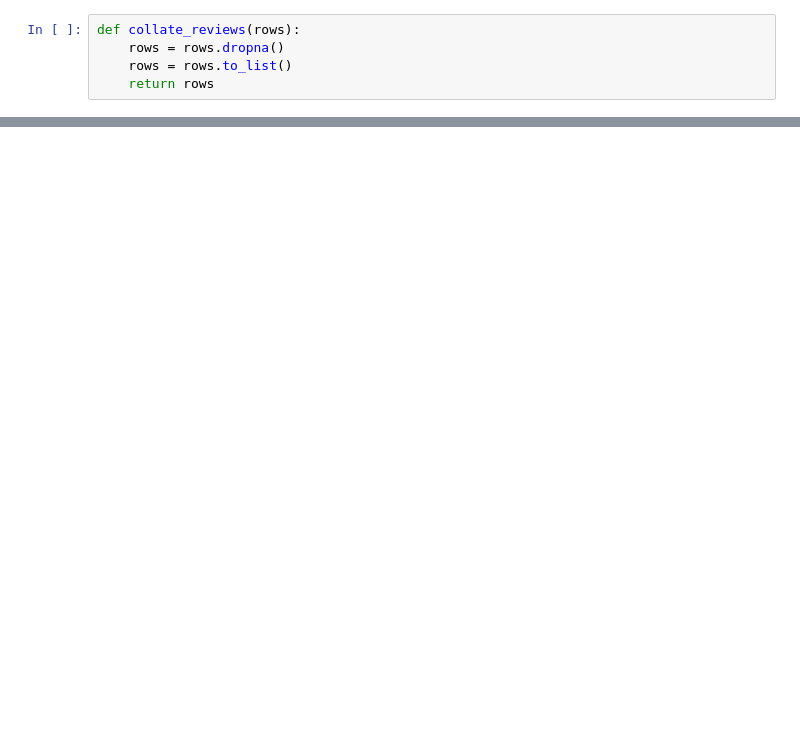
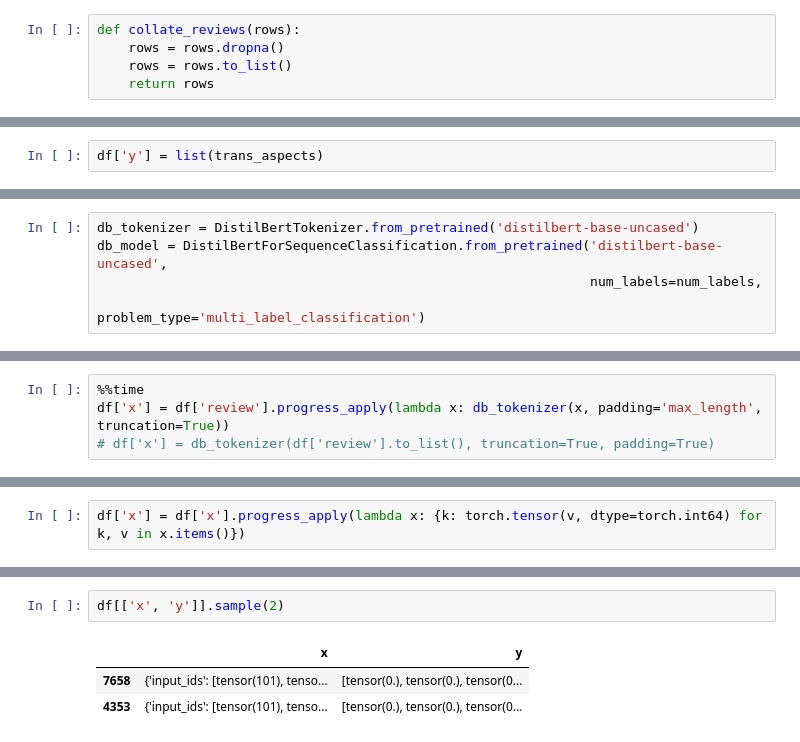
Before and after one commit to shivdhar/neuriot, a Jupyter notebook: 00_eda.ipynb, the cells around one changed output, grey strips where cells are left out. Cells and saved outputs as stored; diff of their text form; blank space fills up the shorter version.

Commit message:
start training distilbert

```diff
--- a/00_eda.ipynb
+++ b/00_eda.ipynb
@@ -102,0 +203,2 @@ Length: 62, dtype: int64
+# %%
+df['y'] = list(trans_aspects)
@@ -102,0 +222,5 @@ Length: 62, dtype: int64
+# %%
+db_tokenizer = DistilBertTokenizer.from_pretrained('distilbert-base-uncased')
+db_model = DistilBertForSequenceClassification.from_pretrained('distilbert-base-uncased',
+                                                               num_labels=num_labels,
+                                                              problem_type='multi_label_classification')
@@ -102,0 +242,4 @@ Length: 62, dtype: int64
+# %%
+%%time
+df['x'] = df['review'].progress_apply(lambda x: db_tokenizer(x, padding='max_length', truncation=True))
+# df['x'] = db_tokenizer(df['review'].to_list(), truncation=True, padding=True)
@@ -102,0 +249,2 @@ Length: 62, dtype: int64
+# %%
+df['x'] = df['x'].progress_apply(lambda x: {k: torch.tensor(v, dtype=torch.int64) for k, v in x.items()})
@@ -102,0 +263,6 @@ Length: 62, dtype: int64
+# %%
+df[['x', 'y']].sample(2)
+# %% [output]
+|  | x | y |
+| 7658 | {'input_ids': [tensor(101), tenso... | [tensor(0.), tensor(0.), tensor(0... |
+| 4353 | {'input_ids': [tensor(101), tenso... | [tensor(0.), tensor(0.), tensor(0... |
```
Also changed, not shown: parts of 49 cells of this notebook.
